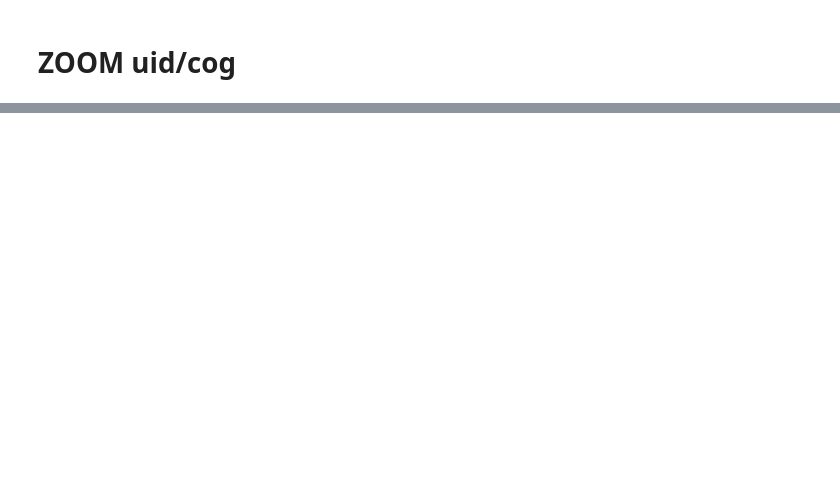
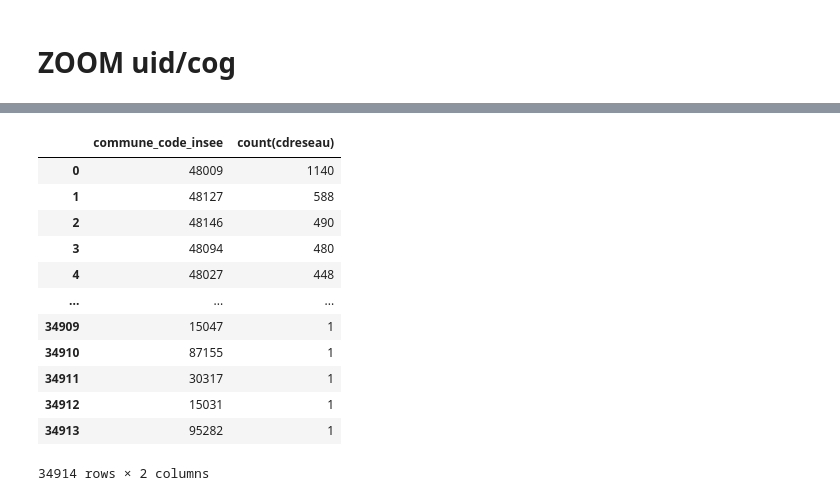
Before and after one commit to dataforgoodfr/13_pollution_eau, a Jupyter notebook: analytics/notebooks/Exploration_new_table_mesures_cat_seuil.ipynb, the cells around one changed output, grey strips where cells are left out. Cells and saved outputs as stored; diff of their text form; code cells hidden in the pictures; blank space fills up the shorter version.

```diff
--- a/analytics/notebooks/Exploration_new_table_mesures_cat_seuil.ipynb
+++ b/analytics/notebooks/Exploration_new_table_mesures_cat_seuil.ipynb
@@ -352,0 +636,59 @@ con.sql(query_test).df()
+# %%
+query_udi_cog = """
+WITH
+udi AS (
+    SELECT
+      inseecommune AS commune_code_insee,
+      cdreseau,
+    FROM
+      edc_communes
+),
+
+cog AS (
+    SELECT
+      DEP AS code_departement,
+      REG AS code_region,
+      COM AS commune_code_insee,
+    FROM
+      cog_communes
+),
+
+udi_cog AS (
+    SELECT
+      udi.commune_code_insee ,
+      udi.cdreseau,
+      cog.code_departement,
+      cog.code_region
+    FROM
+      udi
+    LEFT JOIN
+      cog
+    ON
+      udi.commune_code_insee = cog.commune_code_insee
+)
+
+SELECT
+ commune_code_insee,
+ COUNT(cdreseau)
+FROM
+ udi_cog
+GROUP BY 1
+ORDER BY 2 DESC
+"""
+
+udi_cog_df = con.sql(query_udi_cog).df()
+udi_cog_df
+# %% [output]
+|  | commune_code_insee | count(cdreseau) |
+| 0 | 48009 | 1140 |
+| 1 | 48127 | 588 |
+| 2 | 48146 | 490 |
+| 3 | 48094 | 480 |
+| 4 | 48027 | 448 |
+| ... | ... | ... |
+| 34909 | 15047 | 1 |
+| 34910 | 87155 | 1 |
+| 34911 | 30317 | 1 |
+| 34912 | 15031 | 1 |
+| 34913 | 95282 | 1 |
+34914 rows × 2 columns
```
Also changed, not shown: parts of 15 cells of this notebook.
